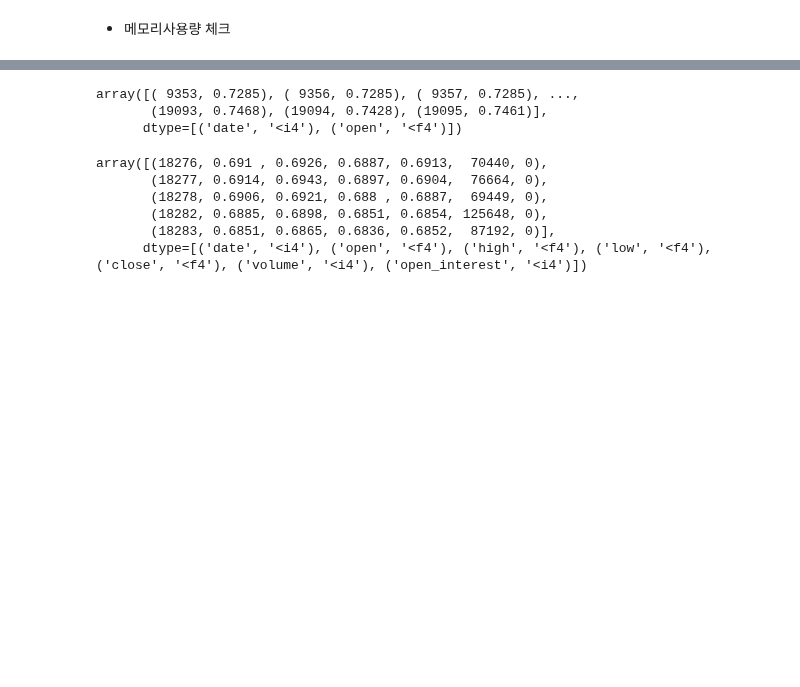
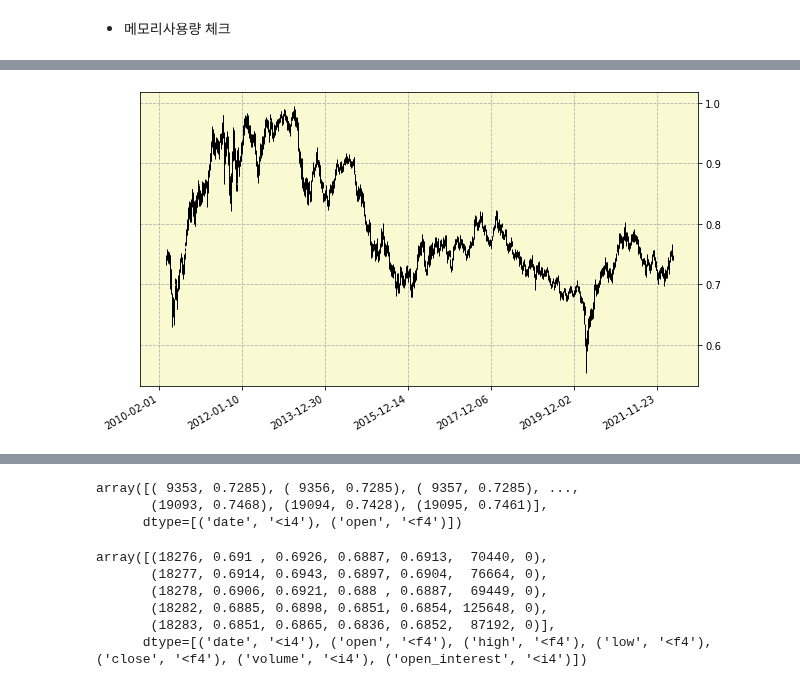
Before and after one commit to zipu/Trading, a Jupyter notebook: test.ipynb, the cells around one changed output, grey strips where cells are left out. Cells and saved outputs as stored; diff of their text form; code cells hidden in the pictures; blank space fills up the shorter version.

```diff
--- a/test.ipynb
+++ b/test.ipynb
@@ -20,0 +47,4 @@ monitor_memory(dir())
+# %%
+view(instruments.quotes(db='kibot', start='2010-01-01')['AD'])
+# %% [output]
+[figure, added]
```
Also changed, not shown: parts of 25 cells of this notebook, 15 other files.
